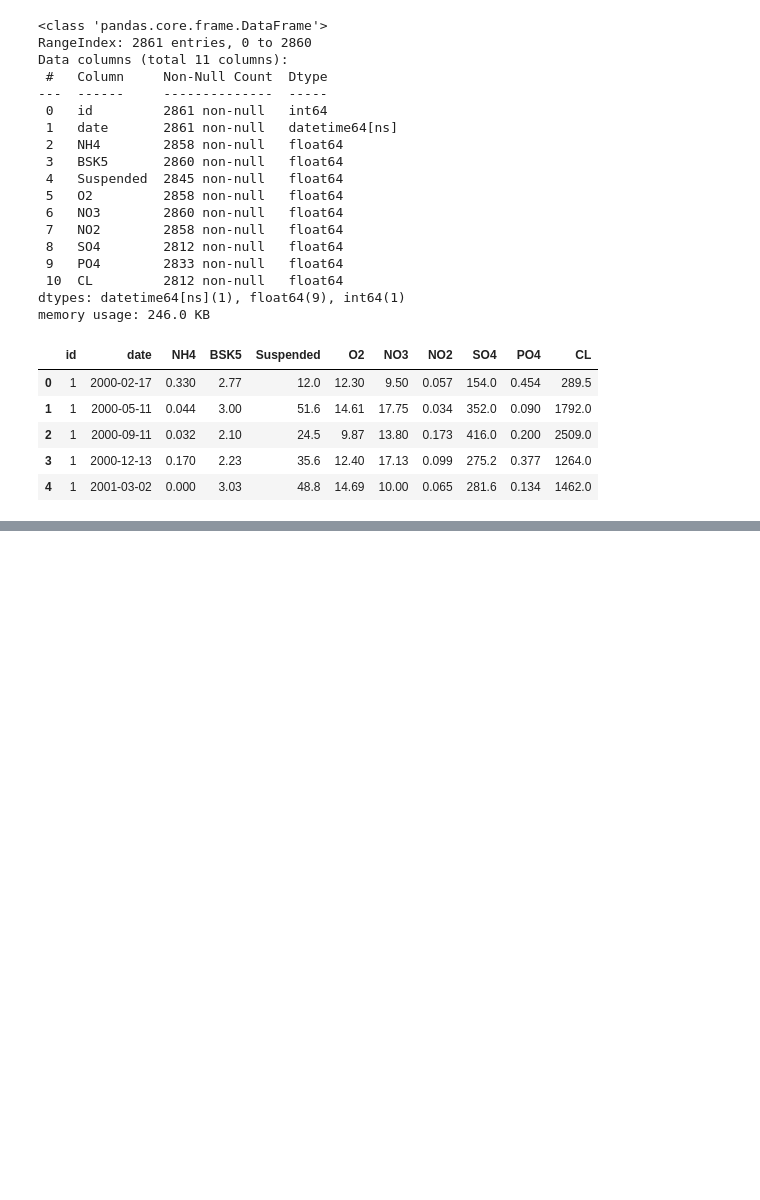
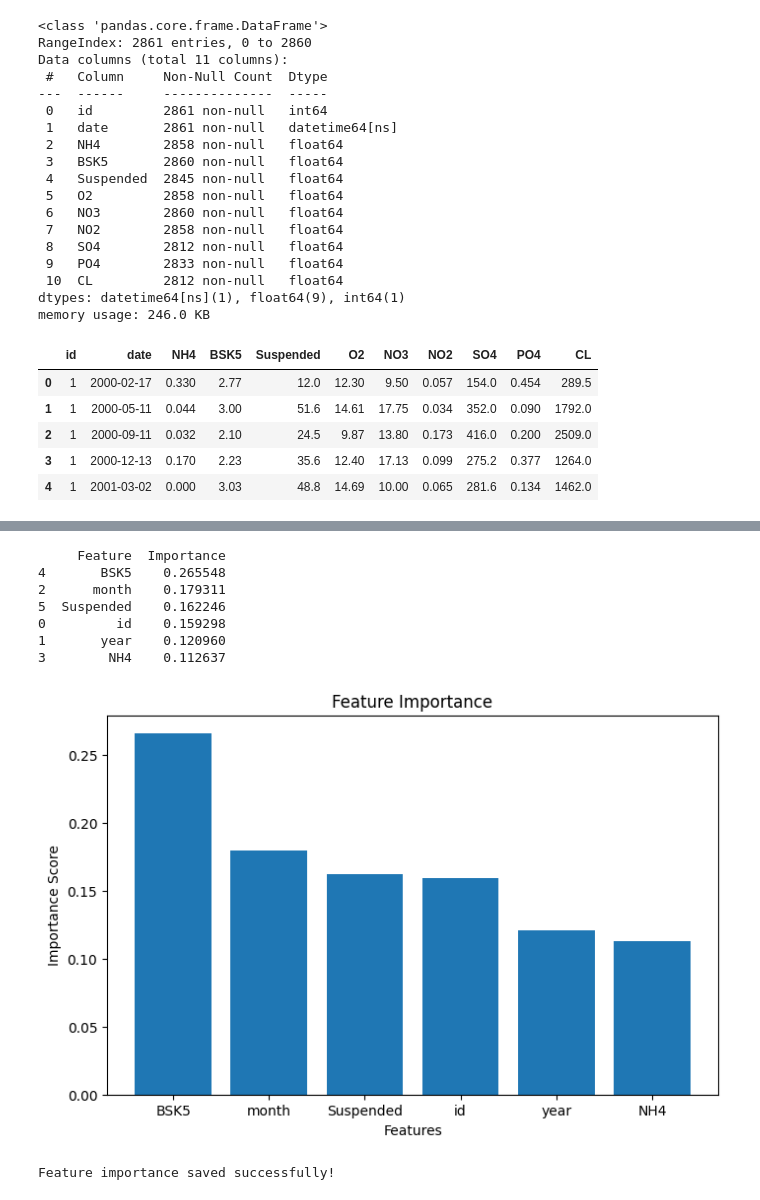
Before and after one commit to Greek-prince/AICTE_SHELL_WATER_QUALITY_PREDICT, a Jupyter notebook: WaterQualityPred.ipynb, the cells around one changed output, grey strips where cells are left out. Drawn from its saved outputs; the diff is of its cells as text; code cells hidden in the pictures; blank space fills up the shorter version.

```diff
--- a/WaterQualityPred.ipynb
+++ b/WaterQualityPred.ipynb
@@ -176,0 +350,45 @@ pollutants = ['O2', 'NO3', 'NO2', 'SO4',
+# %%
+import matplotlib.pyplot as plt
+import pandas as pd
+import joblib
+
+rf_model = best_model.estimators_[0]
+
+importance_df = pd.DataFrame({
+    "Feature": features,
+    "Importance": rf_model.feature_importances_
+})
+
+importance_df = importance_df.sort_values(
+    by="Importance",
+    ascending=False
+)
+
+print(importance_df)
+
+joblib.dump(importance_df, "feature_importance.pkl")
+
+plt.figure(figsize=(8,5))
+
+plt.bar(
+    importance_df["Feature"],
+    importance_df["Importance"]
+)
+
+plt.title("Feature Importance")
+plt.xlabel("Features")
+plt.ylabel("Importance Score")
+
+plt.show()
+
+print("Feature importance saved successfully!")
+# %% [output]
+     Feature  Importance
+4       BSK5    0.265548
+2      month    0.179311
+5  Suspended    0.162246
+0         id    0.159298
+1       year    0.120960
+3        NH4    0.112637
+[figure, added]
+Feature importance saved successfully!
```
Also changed, not shown: parts of 7 cells of this notebook, 7 other files.
